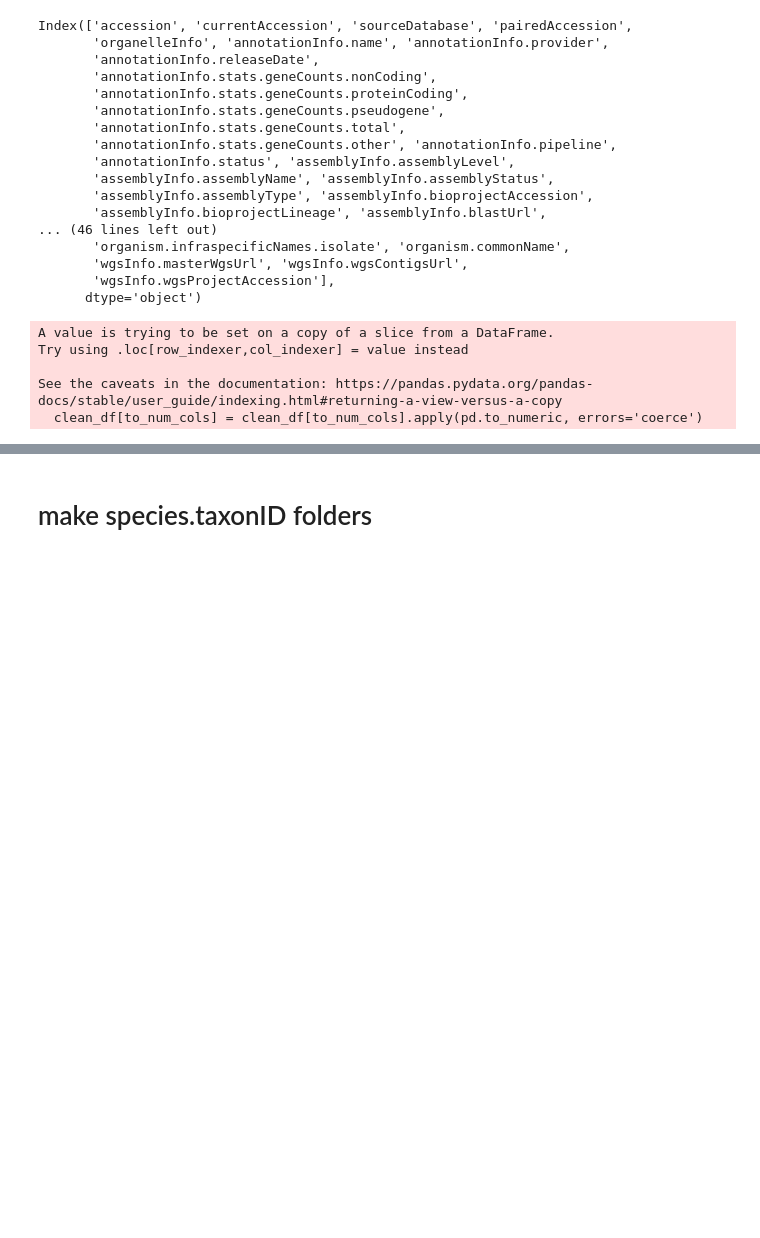
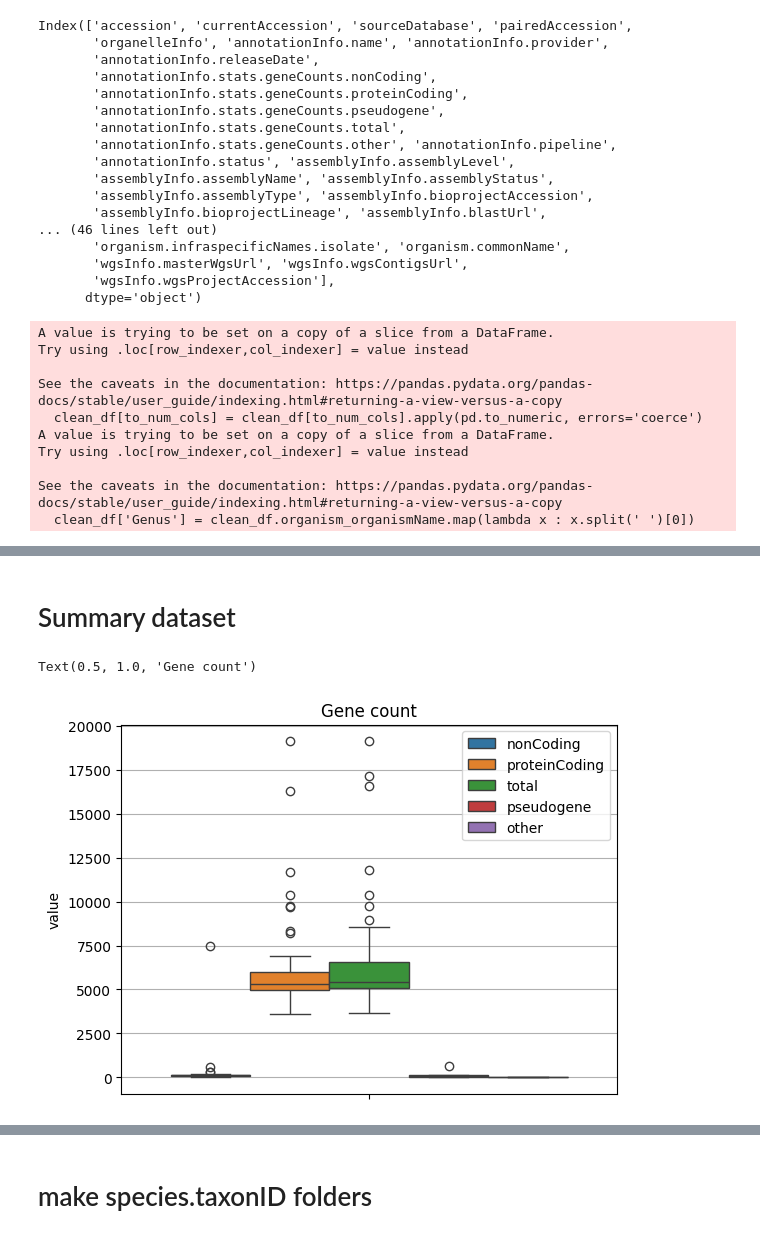
Before and after one commit to apollo994/references_log, a Jupyter notebook: reorg_ncbi_dataset_dw.ipynb, the cells around one changed output, grey strips where cells are left out. Saved outputs shown, nothing was run; the diff lists cells and outputs as text; code cells hidden in the pictures; blank space fills up the shorter version.

Commit message:
dataset plot

```diff
--- a/reorg_ncbi_dataset_dw.ipynb
+++ b/reorg_ncbi_dataset_dw.ipynb
@@ -103,12 +104,18 @@ to_num_cols = [
 clean_df = df[interesting_columns]
 clean_df[to_num_cols] = clean_df[to_num_cols].apply(pd.to_numeric, errors='coerce')
 clean_df.columns = clean_df.columns.map(lambda x : x.replace('.','_'))
+clean_df['Genus'] = clean_df.organism_organismName.map(lambda x : x.split(' ')[0])
 # %% [output]
 A value is trying to be set on a copy of a slice from a DataFrame.
 Try using .loc[row_indexer,col_indexer] = value instead
 
 See the caveats in the documentation: https://pandas.pydata.org/pandas-docs/stable/user_guide/indexing.html#returning-a-view-versus-a-copy
   clean_df[to_num_cols] = clean_df[to_num_cols].apply(pd.to_numeric, errors='coerce')
+A value is trying to be set on a copy of a slice from a DataFrame.
+Try using .loc[row_indexer,col_indexer] = value instead
+
+See the caveats in the documentation: https://pandas.pydata.org/pandas-docs/stable/user_guide/indexing.html#returning-a-view-versus-a-copy
+  clean_df['Genus'] = clean_df.organism_organismName.map(lambda x : x.split(' ')[0])
 # %%
 clean_df
 # %% [output]
@@ -129,3 +136,21 @@ clean_df
 | 35 | GCF_000342415.1 | J. Craig Venter Institute | 65.0 | 5327 | 5396 | ... |
 | 36 | GCF_000740895.1 | NCBI RefSeq | 56.0 | 4002 | 4058 | ... |
 | 37 | GCF_900002385.2 | WTSI | 138.0 | 6037 | 6233 | ... |
+# %% [markdown]
+# Summary dataset
+# %%
+tmp_df = clean_df.melt(value_vars=['annotationInfo_stats_geneCounts_nonCoding',
+                                   'annotationInfo_stats_geneCounts_proteinCoding',
+                                   'annotationInfo_stats_geneCounts_total',
+                                   'annotationInfo_stats_geneCounts_pseudogene',
+                                   'annotationInfo_stats_geneCounts_other'])
+
+tmp_df['variable'] = tmp_df['variable'].map(lambda x : x.split('_')[-1])
+
+sns.boxplot(data = tmp_df, y = 'value', hue = 'variable')
+plt.legend(bbox_to_anchor=(1., 1.))
+plt.grid(axis='y')
+plt.title('Gene count')
+# %% [output]
+Text(0.5, 1.0, 'Gene count')
+[figure, added]
```
Also changed, not shown: parts of 6 cells of this notebook.
